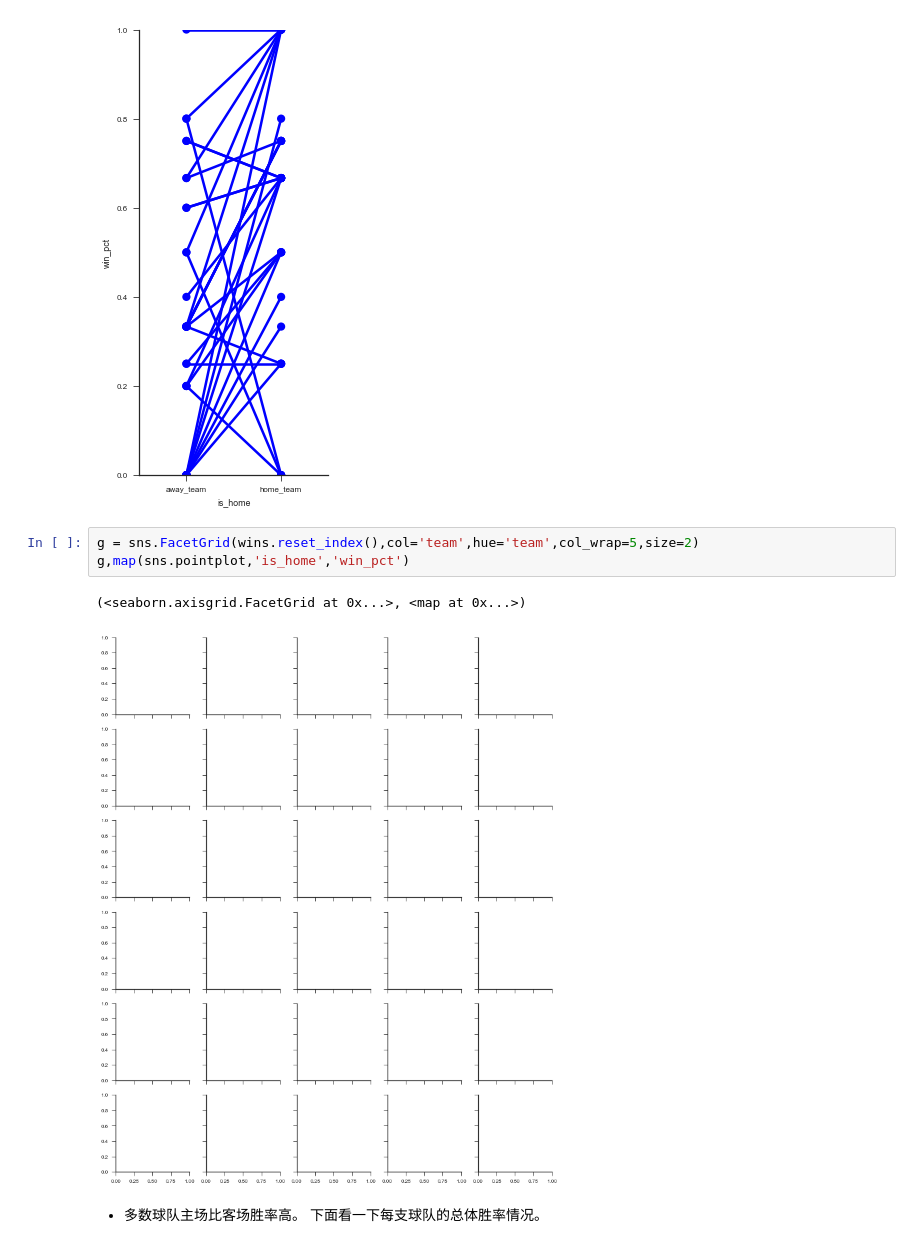
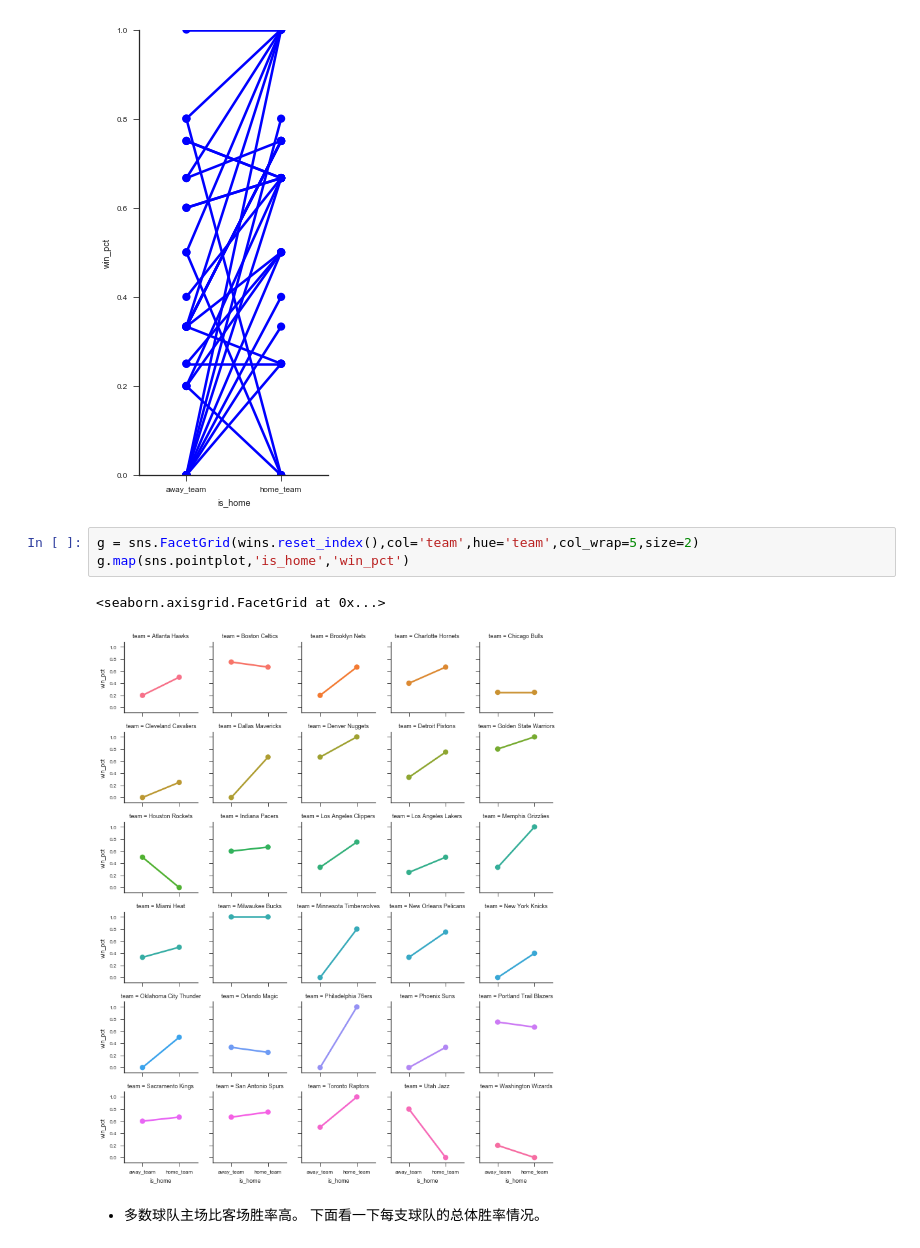
Before and after one commit to Frank-LSY/data-interview, a Jupyter notebook: NBA-da/nba-da.ipynb, the cells around one changed output. Saved outputs shown, nothing was run; the diff lists cells and outputs as text.

```diff
--- a/NBA-da/nba-da.ipynb
+++ b/NBA-da/nba-da.ipynb
@@ -260,10 +260,10 @@ g.map(sns.pointplot,'is_home','win_pct').set(ylim=(0,1))
 [figure]
 # %%
 g = sns.FacetGrid(wins.reset_index(),col='team',hue='team',col_wrap=5,size=2)
-g,map(sns.pointplot,'is_home','win_pct')
+g.map(sns.pointplot,'is_home','win_pct')
 # %% [output]
-(<seaborn.axisgrid.FacetGrid at 0x...>, <map at 0x...>)
+<seaborn.axisgrid.FacetGrid at 0x...>
-[figure, old version]
+[figure, new version]
 # %% [markdown]
 - 多数球队主场比客场胜率高。
 下面看一下每支球队的总体胜率情况。
```
Also changed, not shown: parts of 3 cells of this notebook, 35 other files.
